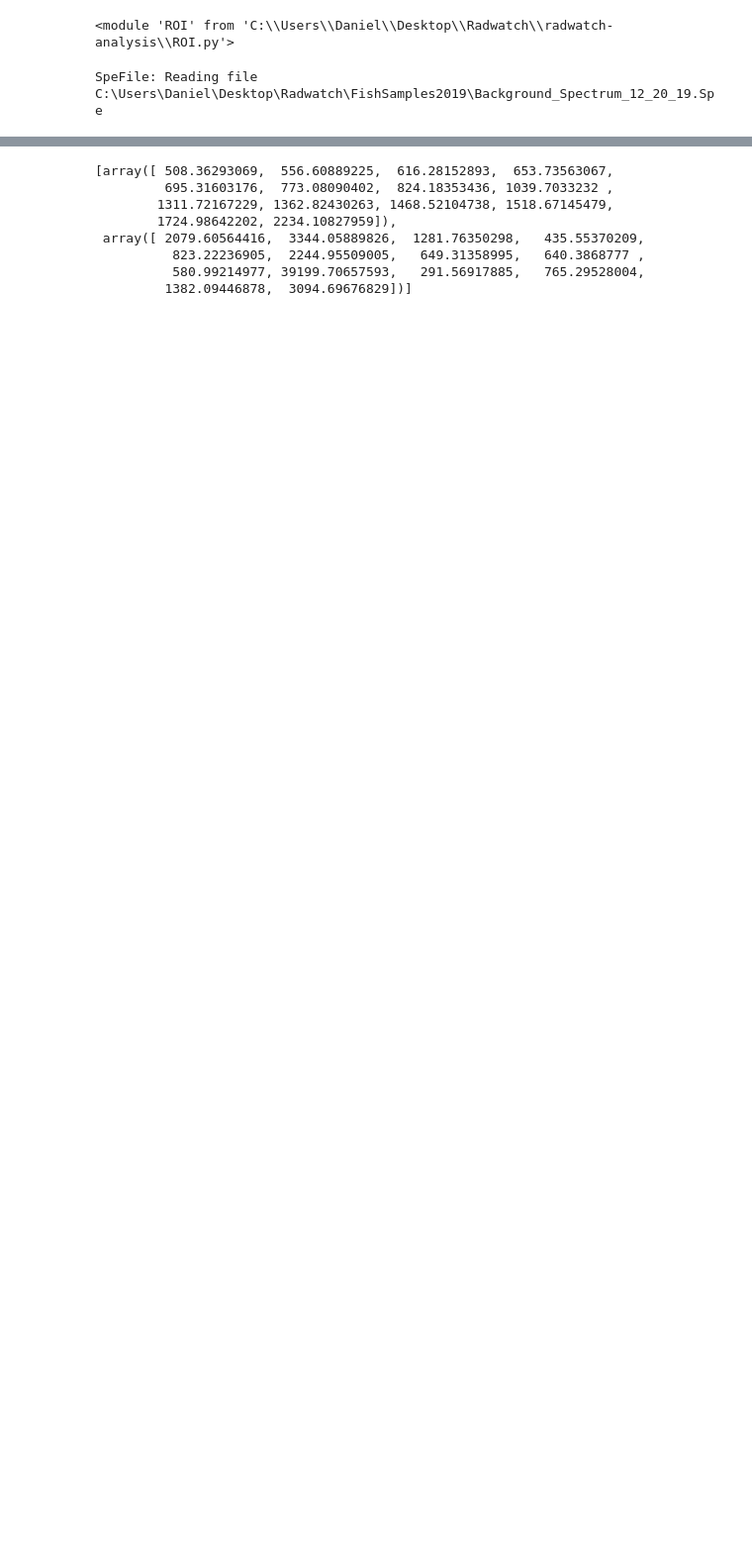
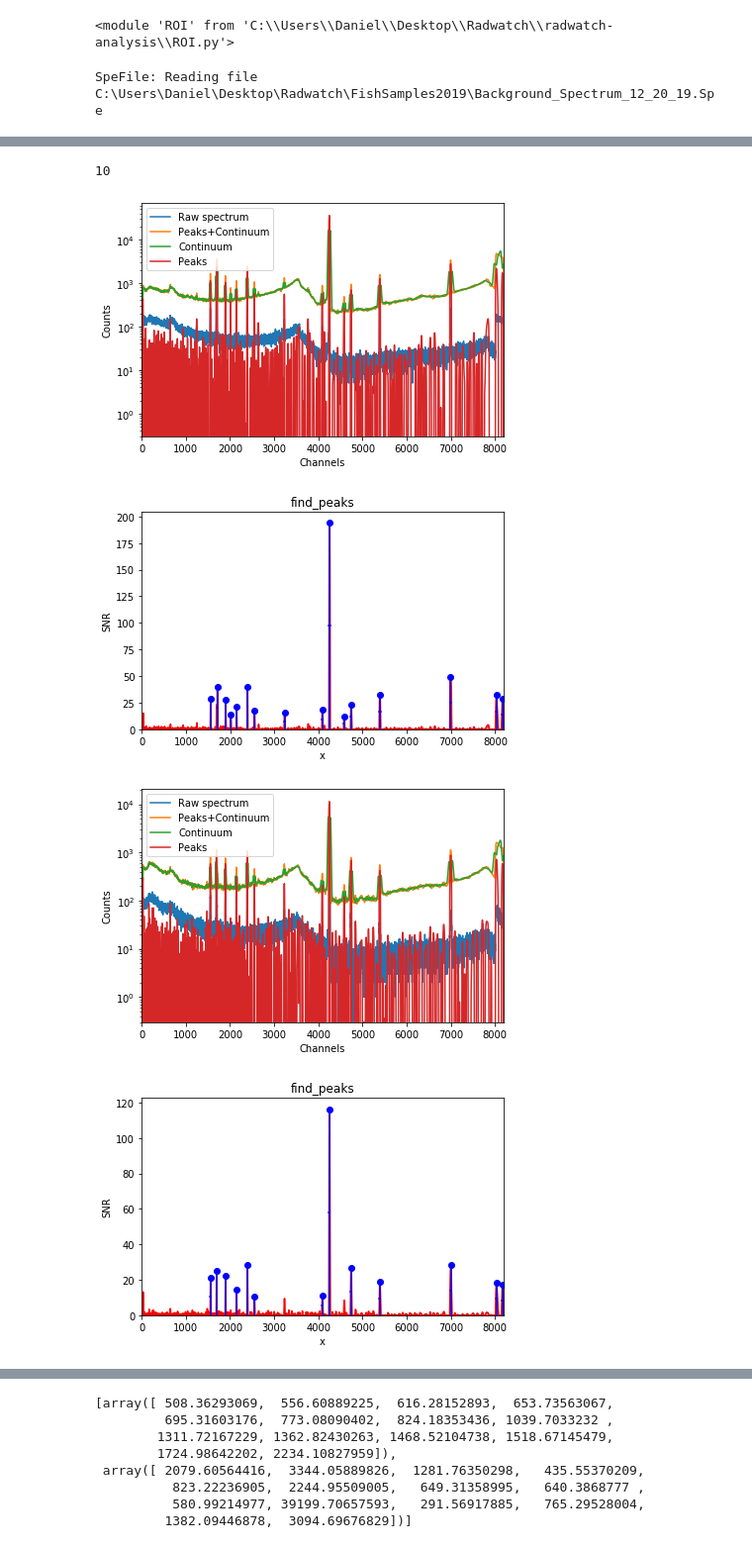
Before and after one commit to bearing/radwatch-analysis, a Jupyter notebook: NAA/NAA.ipynb, the cells around one changed output, grey strips where cells are left out. Shown: that part at 99% size. Cells and saved outputs as stored; diff of their text form; code cells hidden in the pictures; blank space fills up the shorter version.

```diff
--- a/NAA/NAA.ipynb
+++ b/NAA/NAA.ipynb
@@ -97,7 +88,0 @@ SpeFile: Reading file C:\Users\Daniel\Desktop\Radwatch\FishSamples2019\ucb1901-2
-# %%
-spectra = [spec_01_30, spec_01_03,spec_01_24]
-cal_specs = []
-for i in range(len(spectra)):
-    cal_specs.append(am.apply_ecal(spectra[i],e_cal))
-
-print(cal_specs[0])
@@ -115,2 +182,31 @@ becquerel.Spectrum
+# %%
+spectra_30 = [spec_01_30, spec_02_30, spec_03_30, spec_04_30,spec_05_30,spec_06_30,spec_07_30, spec_08_30,spec_09_30,spec_10_30]
+spectra_03 = [spec_01_03,spec_02_03,spec_03_03,spec_04_03,spec_05_03,spec_06_03,spec_07_03,spec_08_03,spec_09_03,spec_10_03]
+spectra_24 = [spec_01_24,spec_02_24,spec_03_24,spec_04_24,spec_05_24,spec_06_24,spec_06_24,spec_08_24,spec_09_24,spec_10_24]
+cal_specs1 = []
+cal_specs2 = []
+cal_specs3 =[]
+for i in range(len(spectra_30)):
+    cal_specs1.append(am.apply_ecal(spectra_30[i],e_cal))
+    cal_specs2.append(am.apply_ecal(spectra_03[i],e_cal))
+    cal_specs3.append(am.apply_ecal(spectra_24[i],e_cal))
+# %%
+print(len(cal_specs1))
+# %% [output]
+10
 # %%
 bg_spec = am.apply_ecal(bg_spec, e_cal)
+# %%
+energies30 = []
+energies03 = []
+energies24 = []
+for i in range(len(cal_specs1)):
+    energies30.append(am.get_energies(cal_specs1[i]))
+    #energies03.append(am.get_energies(cal_specs2[i]))
+    #energies24.append(am.get_energies(cal_specs3[i]))
+#the remove last two energies doesn't work for many plots
+# %% [output]
+[figure, added]
+[figure, added]
+[figure, added]
+[figure, added]
```
Also changed, not shown: parts of 37 cells of this notebook, 4 other files.
